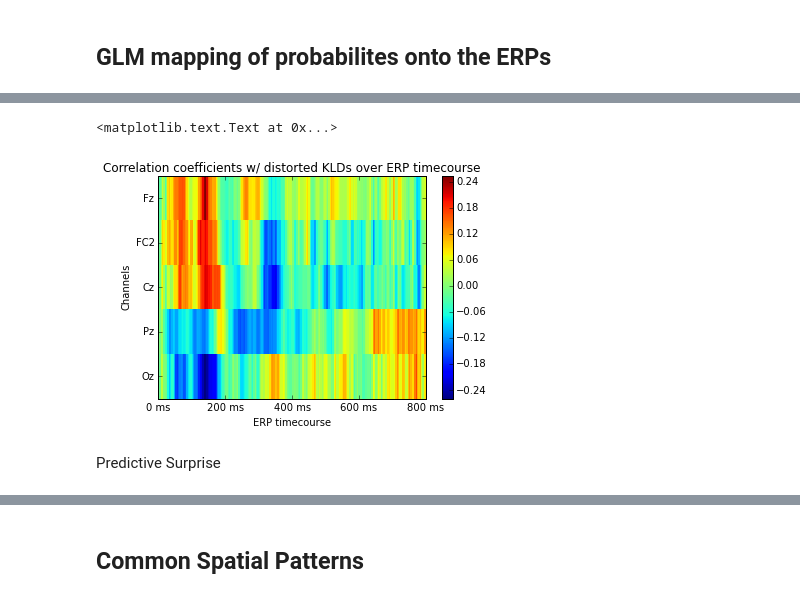
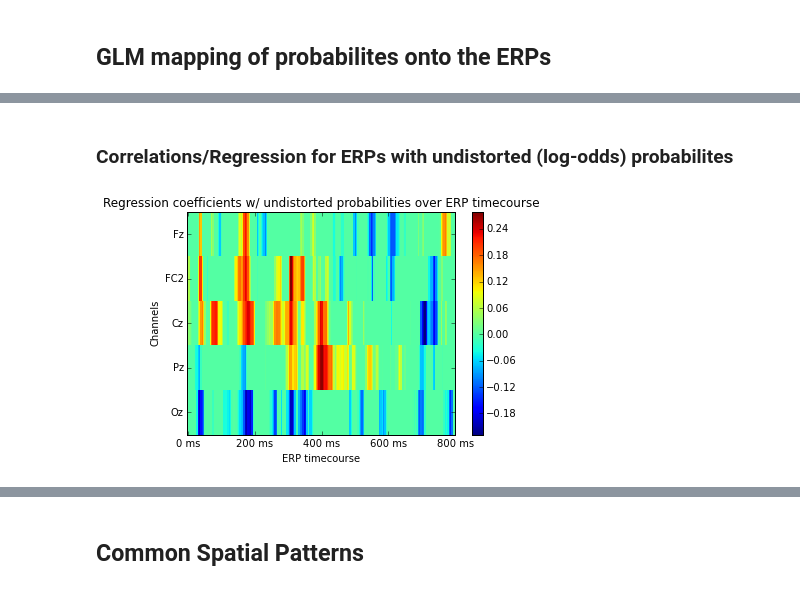
Before and after one commit to mjboos/EEG-ABUS, a Jupyter notebook: EEG_data_analysis.ipynb, the cells around one changed output, grey strips where cells are left out. Cells and saved outputs as stored; diff of their text form; code cells hidden in the pictures.

```diff
--- a/EEG_data_analysis.ipynb
+++ b/EEG_data_analysis.ipynb
@@ -291,16 +380,0 @@ y = np.concatenate([[p for p in np.unique(kld_dist_dict[k]) if np.sum(kld_dist_d
-# %%
-coefs = np.reshape([ scipy.stats.pearsonr(y,xnow)[0] for xnow in X.T],(5,200))
-
-
-plt.imshow(coefs,aspect='auto',interpolation='nearest')
-plt.xticks([0,50,100,150,200],['0 ms','200 ms','400 ms','600 ms','800 ms'])
-plt.yticks([0,1,2,3,4],interesting_ones)
-plt.colorbar()
-plt.xlabel('ERP timecourse')
-plt.ylabel('Channels')
-plt.title('Correlation coefficients w/ distorted KLDs over ERP timecourse')
-# %% [output]
-<matplotlib.text.Text at 0x...>
-[figure, removed]
-# %% [markdown]
-Predictive Surprise
@@ -306,0 +398,22 @@ Predictive Surprise
+# %% [markdown]
+### Correlations/Regression for ERPs with undistorted (log-odds) probabilites
+# %%
+correlate = False
+normalize = True
+
+if correlate:
+    coefs = np.reshape([ scipy.stats.pearsonr(y,xnow)[0] for xnow in X.T],(5,200))
+else:
+    coefs = np.reshape([BayesianRidge(normalize=normalize).fit(y_scaled[:,None],xnow).coef_ for xnow in X_scaled.T],(5,200))
+
+
+plt.imshow(coefs,aspect='auto',interpolation='nearest')
+plt.xticks([0,50,100,150,200],['0 ms','200 ms','400 ms','600 ms','800 ms'])
+plt.yticks([0,1,2,3,4],interesting_ones)
+plt.colorbar()
+plt.xlabel('ERP timecourse')
+plt.ylabel('Channels')
+plt.title('{} coefficients w/ undistorted probabilities over ERP timecourse'.format({True:'Correlation' , False:'Regression'}[correlate]))
+plt.savefig('avr_ERP_unverzerrte_lo_probs.tif')
+# %% [output]
+[figure, added]
```
Also changed, not shown: parts of 59 cells of this notebook, 2 other files.
